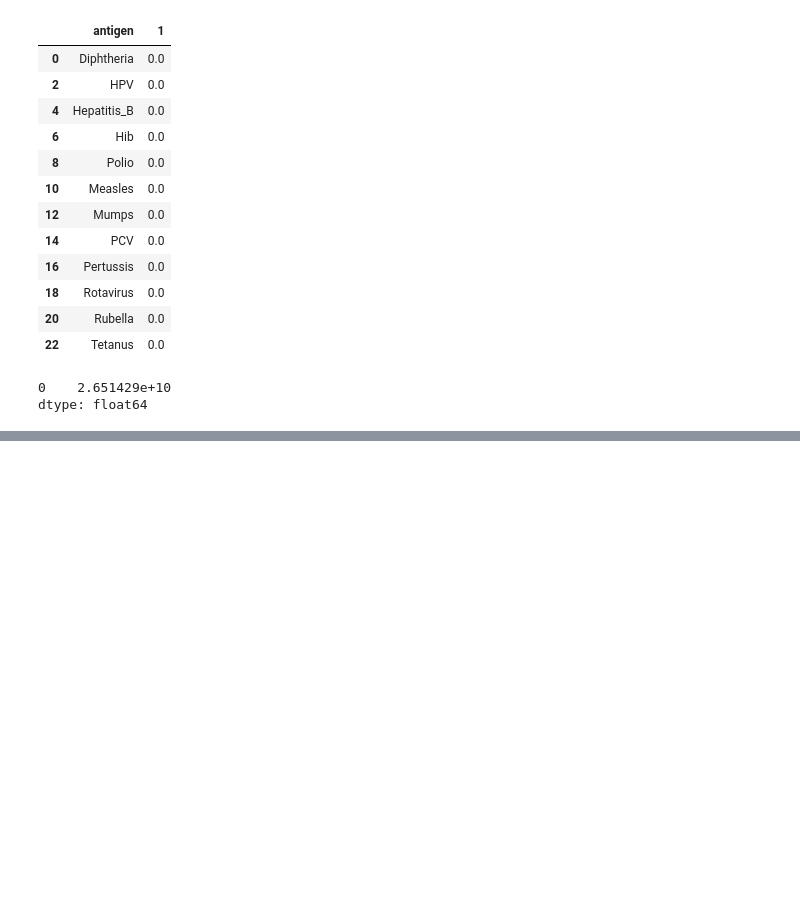
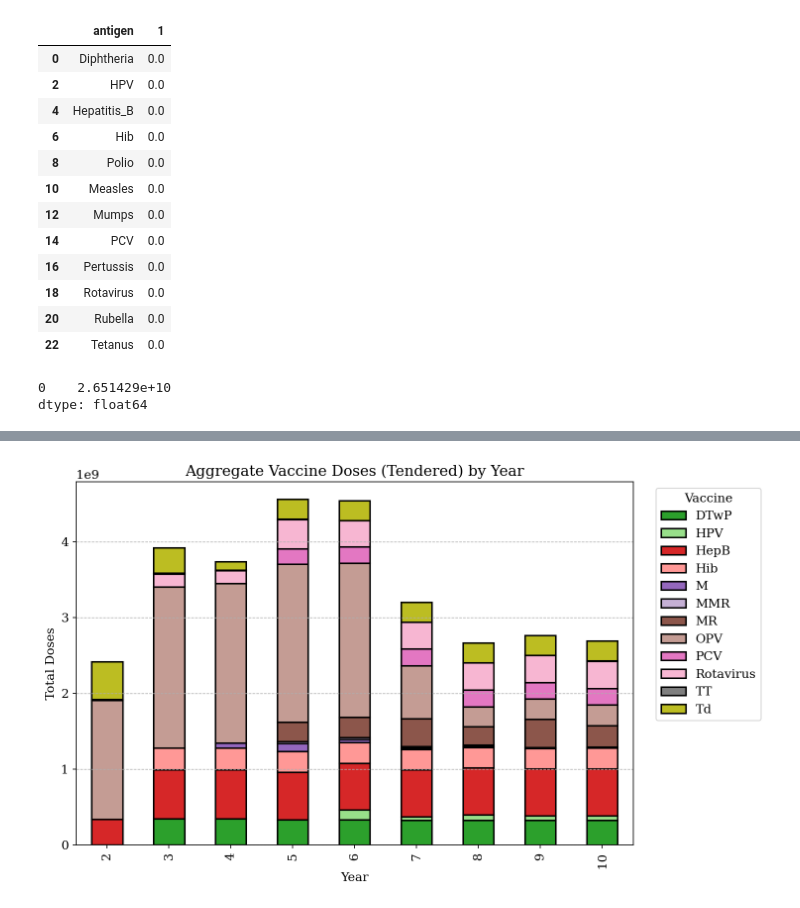
Before and after one commit to nuhorchak/Vaccine_Tender, a Jupyter notebook: Heuristic/Heuristic_main.ipynb, the cells around one changed output, grey strips where cells are left out. Saved outputs shown, nothing was run; the diff lists cells and outputs as text; code cells hidden in the pictures; blank space fills up the shorter version.

```diff
--- a/Heuristic/Heuristic_main.ipynb
+++ b/Heuristic/Heuristic_main.ipynb
@@ -393,0 +447,35 @@ dtype: float64
+# %%
+
+# Flatten the data into a list of dictionaries
+flat_data = [item for sublist in total_inventory for item in sublist]
+
+# Convert to DataFrame
+df = pd.DataFrame(flat_data)
+
+# Filter the data to only include years 1 to 10
+df_filtered = df[df['Year'].between(1, 9)]
+
+# Aggregate the doses by Year and Vaccine
+agg_df = df_filtered.groupby(['Year', 'Vaccine'])['Doses'].sum().unstack()
+agg_df.index = agg_df.index + 1
+
+# Set a color palette
+# colors = plt.colormaps['tab20'].colors
+cmap = plt.colormaps['tab20']
+colors = [cmap(i) for i in np.linspace(0.2, 0.8, agg_df.shape[1])]
+
+# Plotting with a color palette and grid lines between bars
+ax = agg_df.plot(kind='bar', stacked=True, figsize=(10,6), color=colors, edgecolor='black', linewidth=1.5)
+plt.title('Aggregate Vaccine Doses (Tendered) by Year')
+plt.ylabel('Total Doses')
+plt.xlabel('Year')
+plt.legend(title='Vaccine', bbox_to_anchor=(1.03, 1), loc='upper left')
+
+# Adding grid lines between the bars
+ax.grid(True, axis='y', linestyle='--', linewidth=0.7)
+plt.tight_layout()
+
+# Show the plot
+plt.show()
+# %% [output]
+[figure, added]
```
Also changed, not shown: parts of 8 cells of this notebook, 8 other files.
